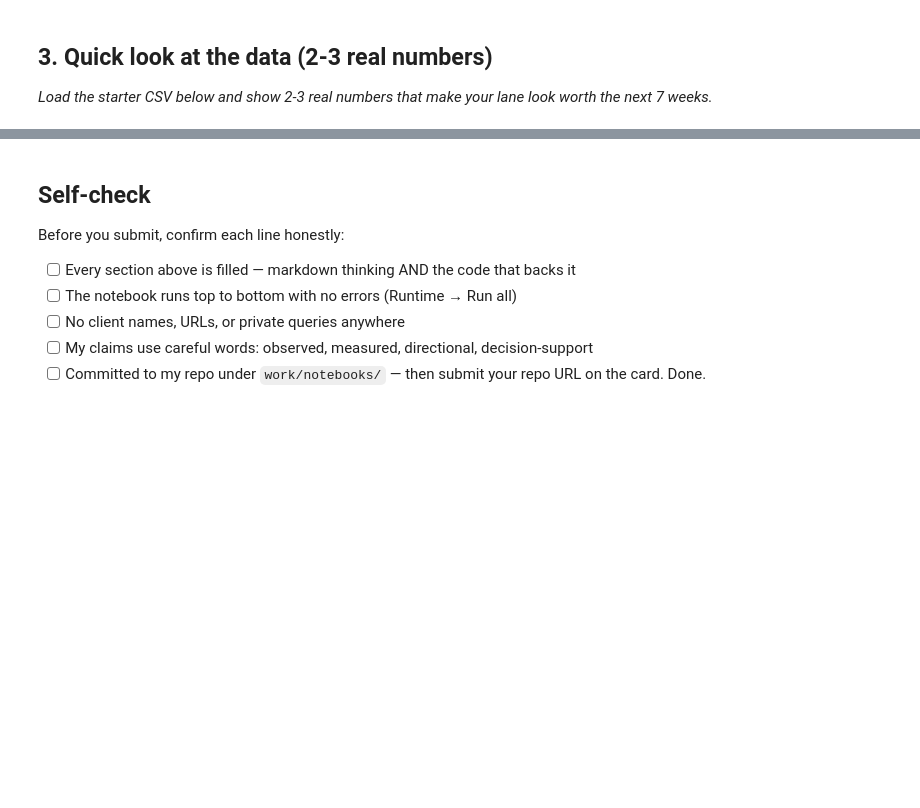
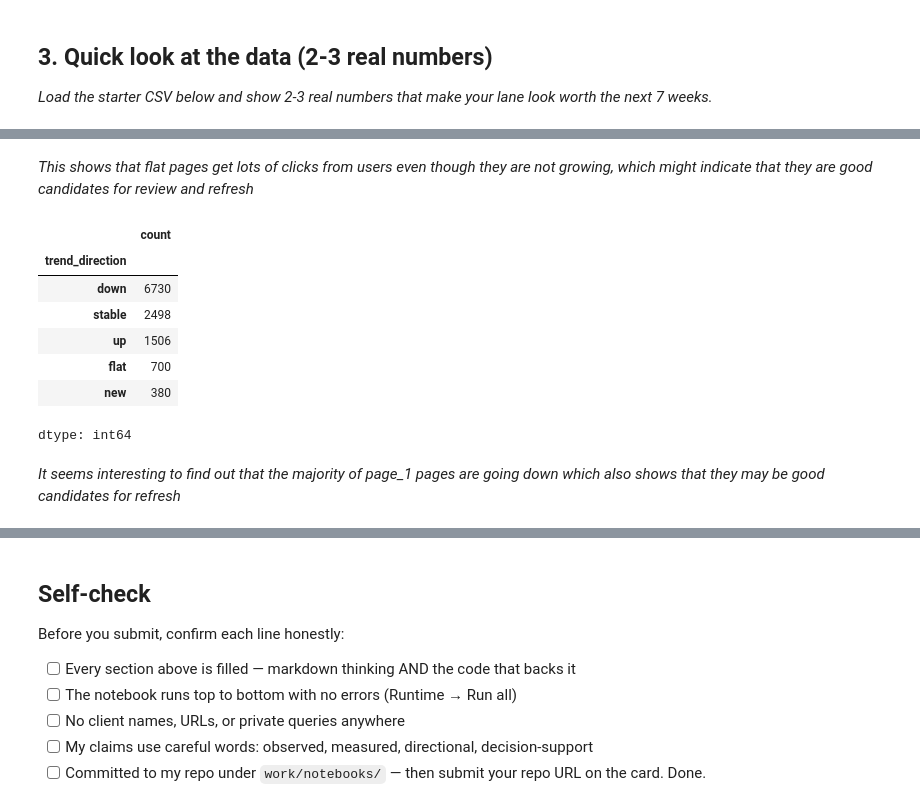
Before and after one commit to Zezo-Elkafoury/Flyrank-internship-assignment-1, a Jupyter notebook: work/notebooks/w01_research_question.ipynb, the cells around one changed output, grey strips where cells are left out. Drawn from its saved outputs; the diff is of its cells as text; code cells hidden in the pictures; blank space fills up the shorter version.

```diff
--- a/work/notebooks/w01_research_question.ipynb
+++ b/work/notebooks/w01_research_question.ipynb
@@ -33,0 +79,16 @@ This skeleton is yours to fill. Work the sections **in order** — each one has
+# %% [markdown]
+*This shows that flat pages get lots of clicks from users even though they are not growing, which might indicate that they are good candidates for review and refresh*
+# %%
+# Are there pages in page_1 of search engine that are declining
+df[df['position_tier'] == 'page_1']['trend_direction'].value_counts()
+# %% [output]
+|  | count |
+| trend_direction |  |
+| down | 6730 |
+| stable | 2498 |
+| up | 1506 |
+| flat | 700 |
+| new | 380 |
+dtype: int64
+# %% [markdown]
+*It seems interesting to find out that the majority of page_1 pages are going down which also shows that they may be good candidates for refresh*
```
Also changed, not shown: parts of 10 cells of this notebook.
